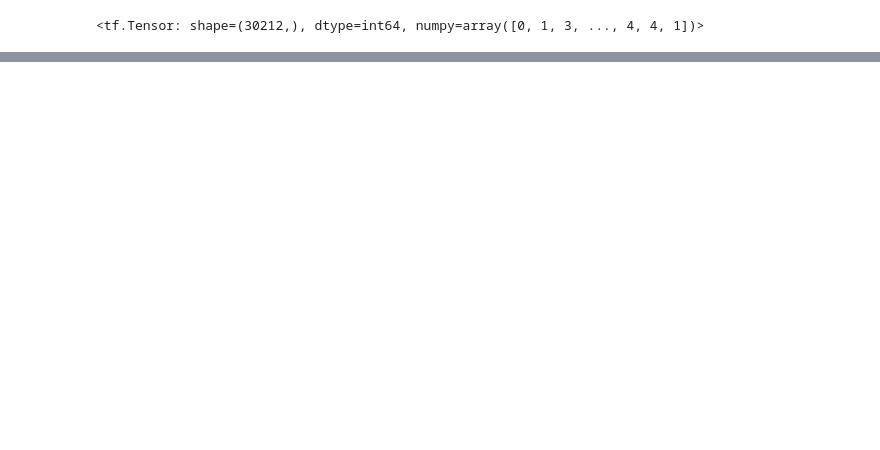
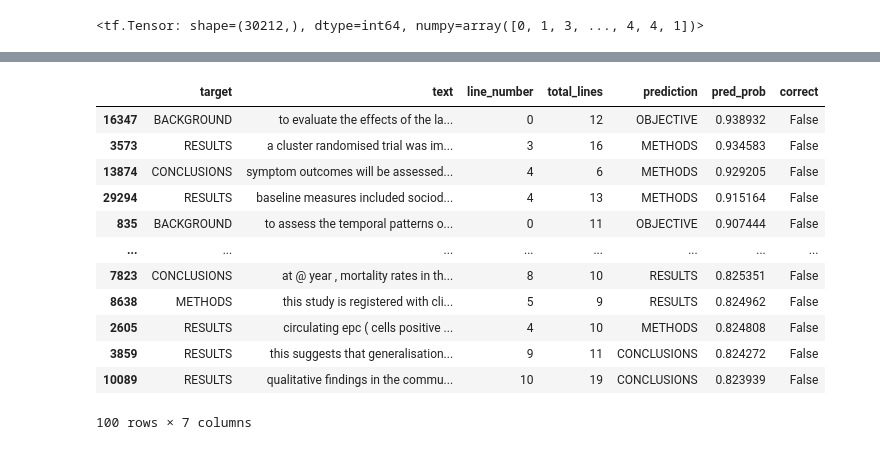
Before and after one commit to prachuryanath/TF-Learning, a Jupyter notebook: 09_SkimLit_nlp_milestone_project_2.ipynb, the cells around one changed output, grey strips where cells are left out. Saved outputs shown, nothing was run; the diff lists cells and outputs as text; code cells hidden in the pictures; blank space fills up the shorter version.

```diff
--- a/09_SkimLit_nlp_milestone_project_2.ipynb
+++ b/09_SkimLit_nlp_milestone_project_2.ipynb
@@ -1214,0 +1696,12 @@ model_4_results
+# %%
+# Create test dataset batch and prefetched
+test_pos_char_token_data = tf.data.Dataset.from_tensor_slices((test_line_numbers_one_hot,
+                                                               test_total_lines_one_hot,
+                                                               test_sentences,
+                                                               test_chars))
+test_pos_char_token_labels = tf.data.Dataset.from_tensor_slices(test_labels_one_hot)
+test_pos_char_token_dataset = tf.data.Dataset.zip((test_pos_char_token_data, test_pos_char_token_labels))
+test_pos_char_token_dataset = test_pos_char_token_dataset.batch(32).prefetch(tf.data.AUTOTUNE)
+
+# Check shapes
+test_pos_char_token_dataset
@@ -1214,0 +1710,6 @@ model_4_results
+# %%
+# Make predictions on the test dataset
+test_pred_probs = loaded_model.predict(test_pos_char_token_dataset,
+                                       verbose=1)
+test_preds = tf.argmax(test_pred_probs, axis=1)
+test_preds[:10]
@@ -1214,0 +1741,5 @@ model_4_results
+# %%
+%%time
+# Get list of class names of test predictions
+test_pred_classes = [label_encoder.classes_[pred] for pred in test_preds]
+test_pred_classes
@@ -1214,0 +1755,6 @@ model_4_results
+# %%
+# Create prediction-enriched test dataframe
+test_df["prediction"] = test_pred_classes # create column with test prediction class names
+test_df["pred_prob"] = tf.reduce_max(test_pred_probs, axis=1).numpy() # get the maximum prediction probability
+test_df["correct"] = test_df["prediction"] == test_df["target"] # create binary column for whether the prediction is right or not
+test_df.head(20)
@@ -1214,0 +1779,18 @@ model_4_results
+# %%
+# Find top 100 most wrong samples (note: 100 is an abitrary number, you could go through all of them if you wanted)
+top_100_wrong = test_df[test_df["correct"] == False].sort_values("pred_prob", ascending=False)[:100]
+top_100_wrong
+# %% [output]
+|  | target | text | line_number | total_lines | prediction | pred_prob | correct |
+| 16347 | BACKGROUND | to evaluate the effects of the la... | 0 | 12 | OBJECTIVE | 0.938932 | False |
+| 3573 | RESULTS | a cluster randomised trial was im... | 3 | 16 | METHODS | 0.934583 | False |
+| 13874 | CONCLUSIONS | symptom outcomes will be assessed... | 4 | 6 | METHODS | 0.929205 | False |
+| 29294 | RESULTS | baseline measures included sociod... | 4 | 13 | METHODS | 0.915164 | False |
+| 835 | BACKGROUND | to assess the temporal patterns o... | 0 | 11 | OBJECTIVE | 0.907444 | False |
+| ... | ... | ... | ... | ... | ... | ... | ... |
+| 7823 | CONCLUSIONS | at @ year , mortality rates in th... | 8 | 10 | RESULTS | 0.825351 | False |
+| 8638 | METHODS | this study is registered with cli... | 5 | 9 | RESULTS | 0.824962 | False |
+| 2605 | RESULTS | circulating epc ( cells positive ... | 4 | 10 | METHODS | 0.824808 | False |
+| 3859 | RESULTS | this suggests that generalisation... | 9 | 11 | CONCLUSIONS | 0.824272 | False |
+| 10089 | RESULTS | qualitative findings in the commu... | 10 | 19 | CONCLUSIONS | 0.823939 | False |
+100 rows × 7 columns
```
Also changed, not shown: parts of 89 cells of this notebook.
